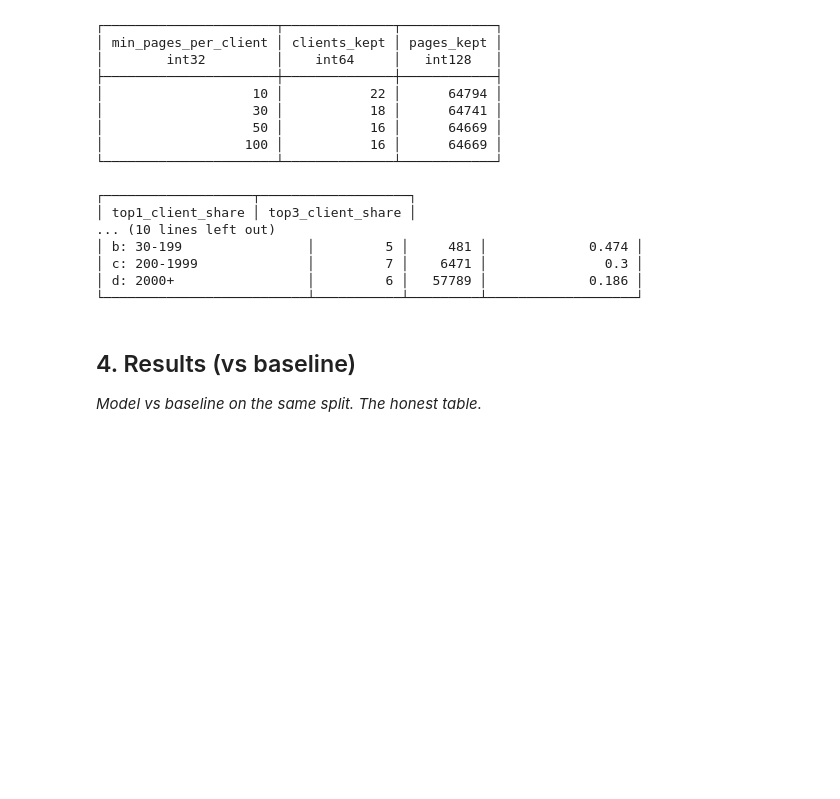
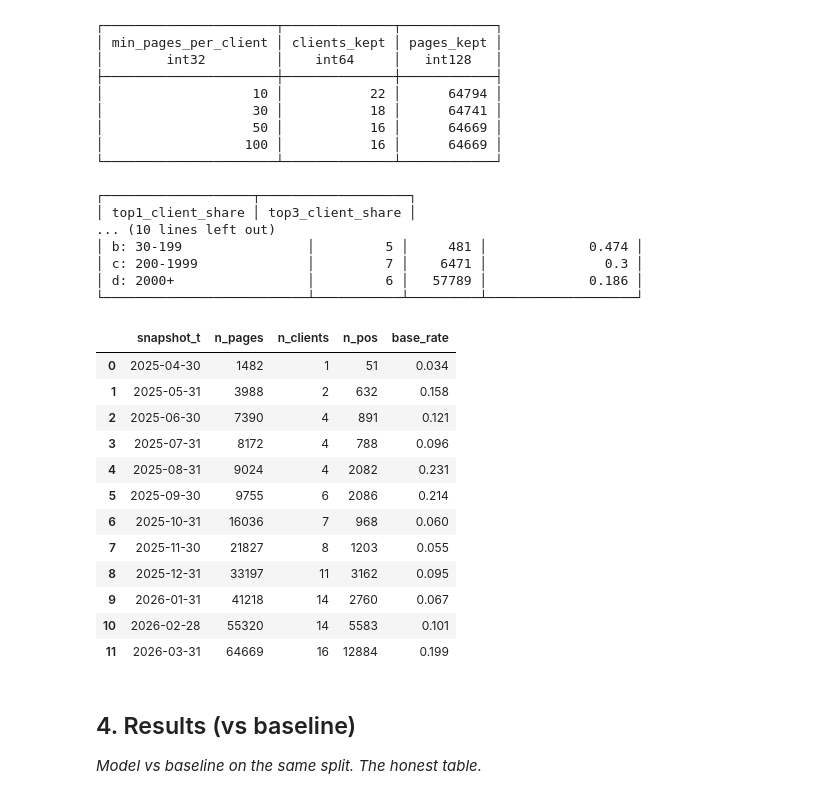
Before and after one commit to maahilkureshi-design/flyrank-ml-internship, a Jupyter notebook: work/notebooks/capstone.ipynb, the cells around one changed output. Drawn from its saved outputs; the diff is of its cells as text; code cells hidden in the pictures; blank space fills up the shorter version.

```diff
--- a/work/notebooks/capstone.ipynb
+++ b/work/notebooks/capstone.ipynb
@@ -272,6 +276,91 @@ con.sql("""
 │ c: 200-1999              │         7 │    6471 │               0.3 │
 │ d: 2000+                 │         6 │   57789 │             0.186 │
 └──────────────────────────┴───────────┴─────────┴───────────────────┘
+# %%
+REL_MAX = 0.5            # locked: relative ratio at most 0.5
+MIN_CLIENT_PAGES = 100   # a client needs this many eligible pages at t for a stable benchmark
+
+def build_labels(t_date, table='labels'):
+    """Final label for snapshot t. One row per eligible page; y = decline_next_30d."""
+    t = pd.Timestamp(t_date)
+    half = LABEL_DAYS // 2
+    months = sorted({(t + pd.Timedelta(days=k)).strftime('%Y-%m') for k in (-(LABEL_DAYS - 1), 0, 1, LABEL_DAYS)})
+    months_sql = ', '.join(f"'{m}'" for m in months)
+    con.sql(f"""
+        CREATE OR REPLACE TEMP TABLE {table} AS
+        WITH daily AS (
+            SELECT DISTINCT report_date, client_hash_id, content_hash_id, gsc_impressions
+            FROM {TABLES['fact_daily']}
+            WHERE month IN ({months_sql})
+              AND report_date >  DATE '{t_date}' - {LABEL_DAYS}
+              AND report_date <= DATE '{t_date}' + {LABEL_DAYS}
+        ),
+        page AS (
+            SELECT client_hash_id, content_hash_id,
+                   SUM(CASE WHEN report_date <= DATE '{t_date}' THEN gsc_impressions ELSE 0 END) AS last30,
+                   SUM(CASE WHEN report_date >  DATE '{t_date}'
+                             AND report_date <= DATE '{t_date}' + {half} THEN gsc_impressions ELSE 0 END) AS f1,
+                   SUM(CASE WHEN report_date >  DATE '{t_date}' + {half} THEN gsc_impressions ELSE 0 END) AS f2
+            FROM daily
+            GROUP BY 1, 2
+        ),
+        elig AS (
+            SELECT p.*
+            FROM page p
+            JOIN {TABLES['dim_content']} d
+              ON d.client_hash_id = p.client_hash_id AND d.content_hash_id = p.content_hash_id
+            JOIN {TABLES['dim_clients']} k ON k.client_hash_id = p.client_hash_id
+            WHERE d.is_published AND NOT d.is_deleted
+              AND d.content_created_date <= DATE '{t_date}' - {FEATURE_DAYS}
+              AND k.gsc_data_start <= DATE '{t_date}' - {FEATURE_DAYS}
+              AND p.last30 >= {FLOOR}
+        ),
+        cl AS (
+            SELECT client_hash_id, SUM(last30) AS c_last30, SUM(f1) AS c_f1, SUM(f2) AS c_f2,
+                   COUNT(*) AS n_elig
+            FROM elig
+            GROUP BY 1
+        ),
+        scored AS (
+            SELECT e.client_hash_id, e.content_hash_id, DATE '{t_date}' AS snap_t,
+                   e.last30, e.f1, e.f2, c.n_elig,
+                   (1.0 * (e.f1 + e.f2) / e.last30) / (1.0 * (c.c_f1 + c.c_f2) / c.c_last30) AS rel,
+                   (1.0 * e.f1 / e.last30) / (1.0 * c.c_f1 / c.c_last30) AS rel_h1,
+                   (1.0 * e.f2 / e.last30) / (1.0 * c.c_f2 / c.c_last30) AS rel_h2
+            FROM elig e
+            JOIN cl c ON c.client_hash_id = e.client_hash_id
+            WHERE c.n_elig >= {MIN_CLIENT_PAGES}
+              AND c.c_last30 > 0 AND c.c_f1 > 0 AND c.c_f2 > 0
+        )
+        SELECT *, CAST(rel <= {REL_MAX} AND rel_h1 < 1 AND rel_h2 < 1 AS INTEGER) AS y
+        FROM scored
+    """)
+
+# Base rate per training snapshot (the sealed test snapshot is not touched here)
+rows = []
+for t_str in SNAPSHOTS['train']:
+    build_labels(t_str, table='lb_tmp')
+    n, k, pos, br = con.sql("""
+        SELECT COUNT(*), COUNT(DISTINCT client_hash_id), COALESCE(SUM(y), 0), ROUND(AVG(y), 3)
+        FROM lb_tmp
+    """).fetchone()
+    rows.append((t_str, n, k, pos, br))
+label_summary = pd.DataFrame(rows, columns=['snapshot_t', 'n_pages', 'n_clients', 'n_pos', 'base_rate'])
+label_summary
+# %% [output]
+|  | snapshot_t | n_pages | n_clients | n_pos | base_rate |
+| 0 | 2025-04-30 | 1482 | 1 | 51 | 0.034 |
+| 1 | 2025-05-31 | 3988 | 2 | 632 | 0.158 |
+| 2 | 2025-06-30 | 7390 | 4 | 891 | 0.121 |
+| 3 | 2025-07-31 | 8172 | 4 | 788 | 0.096 |
+| 4 | 2025-08-31 | 9024 | 4 | 2082 | 0.231 |
+| 5 | 2025-09-30 | 9755 | 6 | 2086 | 0.214 |
+| 6 | 2025-10-31 | 16036 | 7 | 968 | 0.060 |
+| 7 | 2025-11-30 | 21827 | 8 | 1203 | 0.055 |
+| 8 | 2025-12-31 | 33197 | 11 | 3162 | 0.095 |
+| 9 | 2026-01-31 | 41218 | 14 | 2760 | 0.067 |
+| 10 | 2026-02-28 | 55320 | 14 | 5583 | 0.101 |
+| 11 | 2026-03-31 | 64669 | 16 | 12884 | 0.199 |
 # %% [markdown]
 ## 4. Results (vs baseline)
 
```
Also changed, not shown: parts of 1 cell of this notebook.
